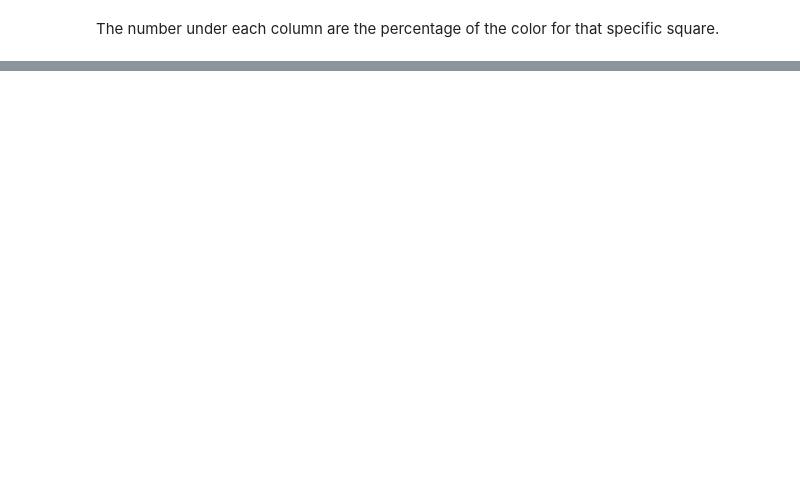
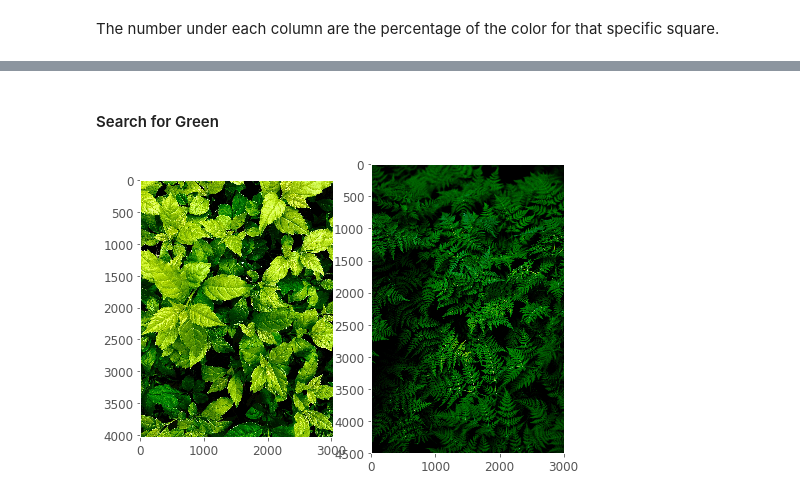
Before and after one commit to ochoa-jessica/Image_Color_Identification, a Jupyter notebook: ImageColorIdentification.ipynb, the cells around one changed output, grey strips where cells are left out. Drawn from its saved outputs; the diff is of its cells as text; code cells hidden in the pictures; blank space fills up the shorter version.

```diff
--- a/ImageColorIdentification.ipynb
+++ b/ImageColorIdentification.ipynb
@@ -184,0 +294,7 @@ summary_df.head()
+# %% [markdown]
+#### Search for Green
+# %%
+plt.figure(figsize = (20, 10))
+show_selected_images(images, COLORS['GREEN'], 60, 5)
+# %% [output]
+[figure, added]
```
Also changed, not shown: parts of 23 cells of this notebook.
